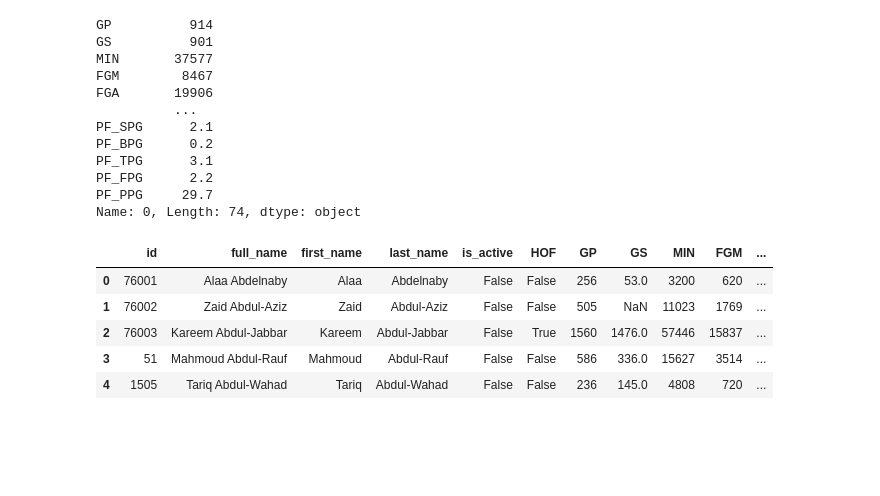
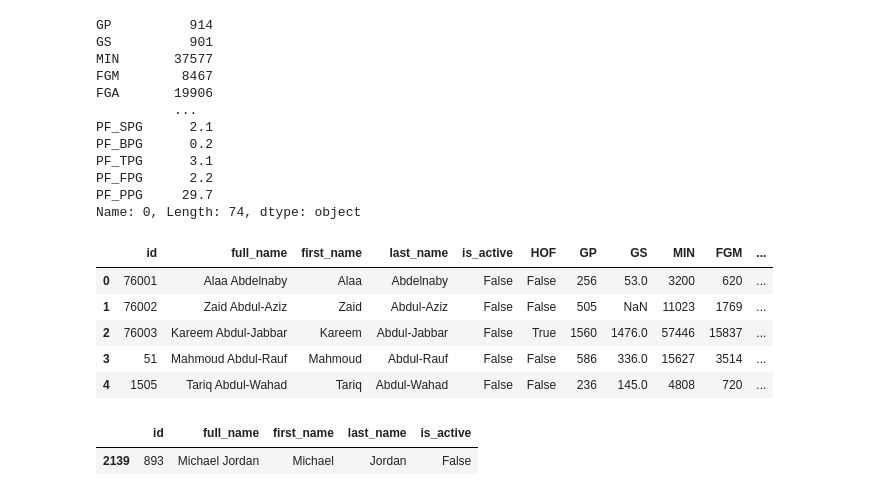
Before and after one commit to bharthun7/nba-hof-predictor, a Jupyter notebook: inactive-scraper.ipynb, the cells around one changed output. Saved outputs shown, nothing was run; the diff lists cells and outputs as text; code cells hidden in the pictures; blank space fills up the shorter version.

```diff
--- a/inactive-scraper.ipynb
+++ b/inactive-scraper.ipynb
@@ -107,0 +114,6 @@ pd.concat([test_df,test_df.apply(get_career_stats,axis=1)],axis=1)
+# %%
+mj=inactives[inactives["full_name"]=="Michael Jordan"]
+mj
+# %% [output]
+|  | id | full_name | first_name | last_name | is_active |
+| 2139 | 893 | Michael Jordan | Michael | Jordan | False |
```
Also changed, not shown: parts of 3 cells of this notebook.
